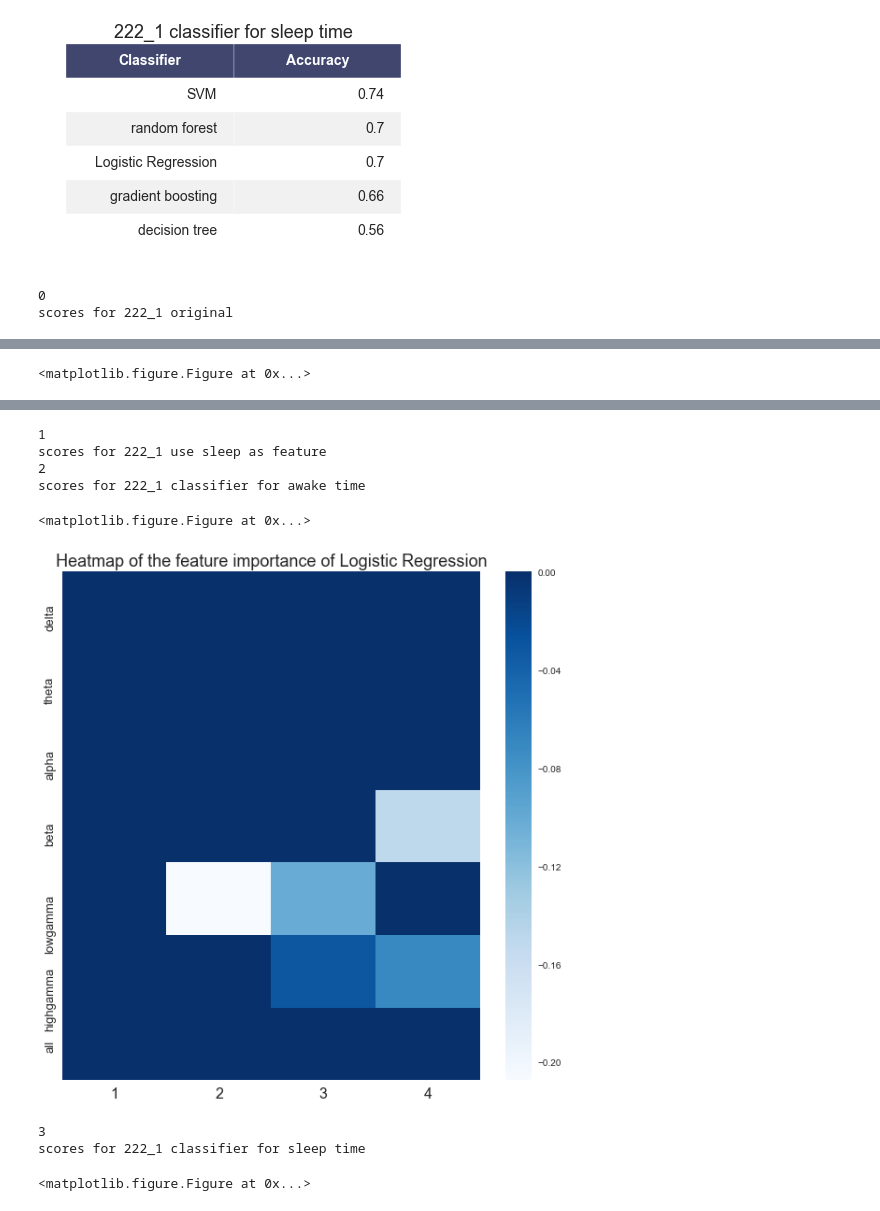
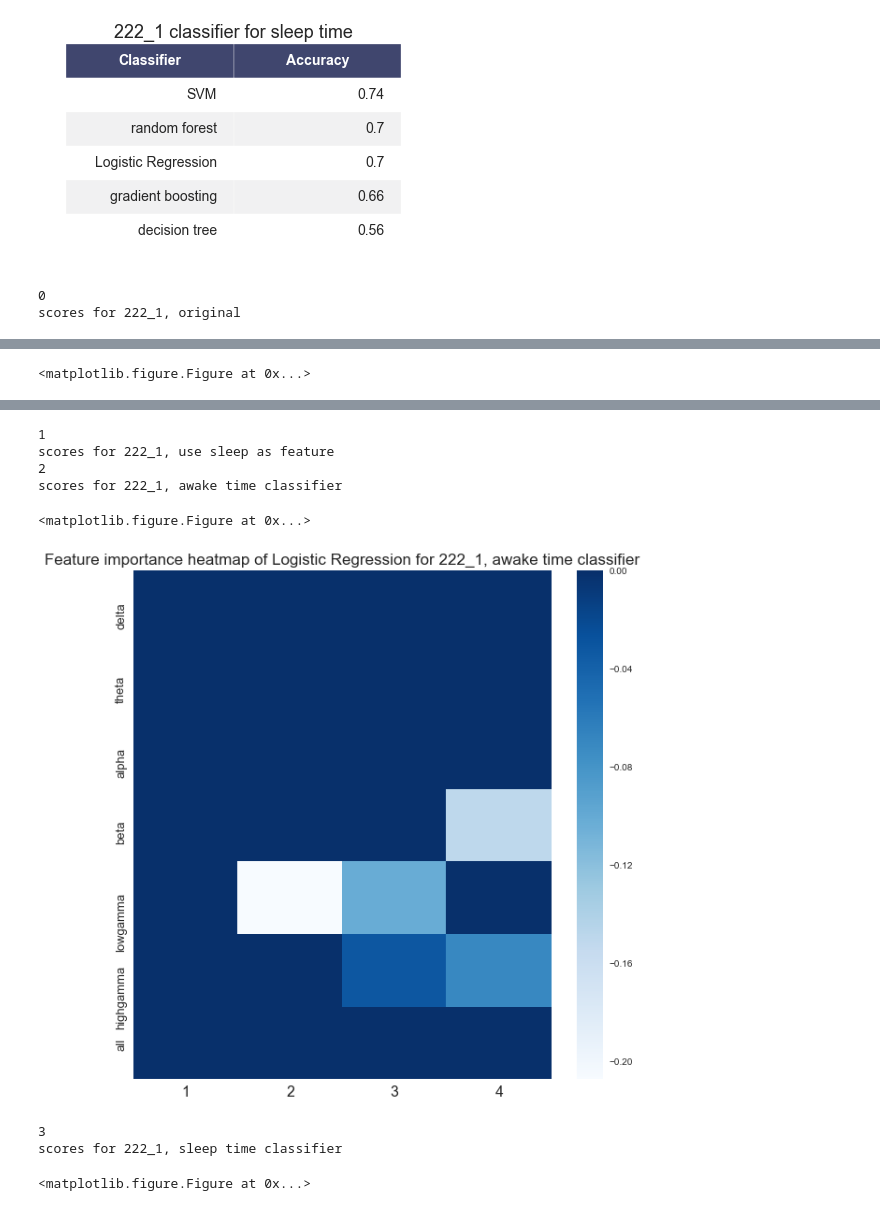
Before and after one commit to sdot08/Optimization-of-Responsive-Neurostimulation-RNS-Therapy-through-Data-Mining-Approaches, a Jupyter notebook: src/sleep_awake.ipynb, the cells around one changed output, grey strips where cells are left out. Cells and saved outputs as stored; diff of their text form; code cells hidden in the pictures.

```diff
--- a/src/sleep_awake.ipynb
+++ b/src/sleep_awake.ipynb
@@ -238,23 +238,23 @@ for i,pat in enumerate(pat_list):
     if i == 3:
         X_train, X_test, y_train, y_test = modules.get_ml_data(pat, if_remove_sleep = 1, sleep_class = 1)
         classifier_int = 1
-        label = pat.id + ' ' + 'classifier for sleep time'
+        label = pat.id + ', ' + 'sleep time classifier'
     elif i == 2:
         X_train, X_test, y_train, y_test = modules.get_ml_data(pat, if_remove_sleep = 1, sleep_class = 0)
         classifier_int = 1
-        label = pat.id + ' ' + 'classifier for awake time'
+        label = pat.id + ', ' + 'awake time classifier'
     elif i == 1:
         X_train, X_test, y_train, y_test = modules.get_ml_data(pat, if_remove_sleep = 0)
         classifier_int = 2
-        label = pat.id + ' ' + 'use sleep as feature'
+        label = pat.id + ', ' + 'use sleep as feature'
     elif i ==0:
         X_train, X_test, y_train, y_test = modules.get_ml_data(pat, if_remove_sleep = 1)
         classifier_int = 6
-        label = pat.id + ' ' + 'original'
+        label = pat.id + ', ' + 'original'
     print('scores for ' + label)
     #JJ.scores_estimators(X_test, y_test, pat = pat, label = label)
     if i != 1:
-        plot_funcs.feature_importance(pat,classifier_int)
+        plot_funcs.feature_importance(pat,classifier_int, label)
 #     y_score, accuracy, y_pred, clf_name = JJ.load_score(classifier_int, X_test, y_test, pat)
 #     fpr, tpr, _ = roc_curve(y_test, y_score)
 #     roc_auc = auc(fpr, tpr)
@@ -273,6 +273,6 @@ for i,pat in enumerate(pat_list):
 # plt.show()
 # %% [output]
 0
-scores for 222_1 original
+scores for 222_1, original
 [figure]
 <matplotlib.figure.Figure at 0x...>
@@ -280,9 +280,9 @@ scores for 222_1 original
 1
-scores for 222_1 use sleep as feature
+scores for 222_1, use sleep as feature
 2
-scores for 222_1 classifier for awake time
+scores for 222_1, awake time classifier
 <matplotlib.figure.Figure at 0x...>
-[figure, old version]
+[figure, new version]
 3
-scores for 222_1 classifier for sleep time
+scores for 222_1, sleep time classifier
 <matplotlib.figure.Figure at 0x...>
```
Also changed, not shown: parts of 1 cell of this notebook, 18 other files.
